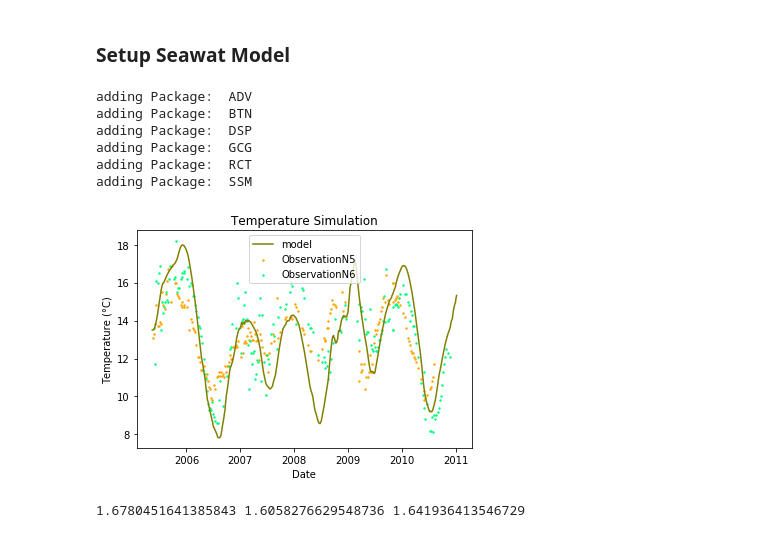
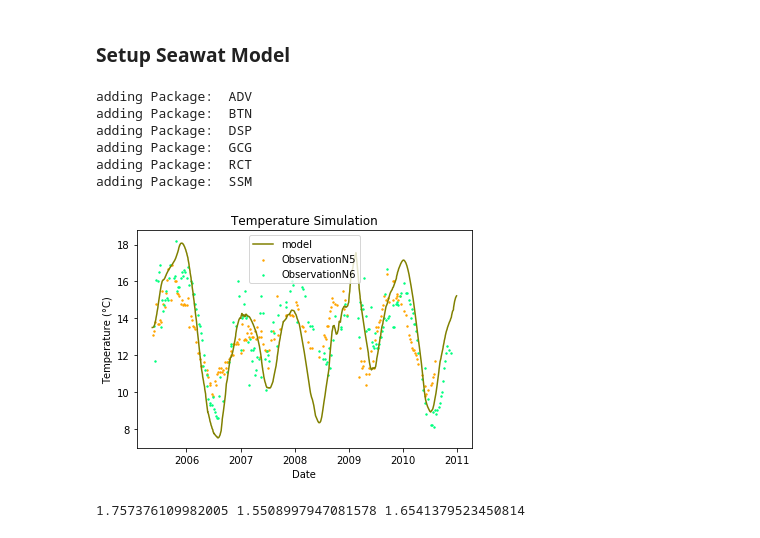
Before and after one commit to inowas/terrence-thesis, a Jupyter notebook: terrence-thesis-seawat.ipynb, the cells around one changed output. Saved outputs shown, nothing was run; the diff lists cells and outputs as text; code cells hidden in the pictures.

Commit message:
specific-yield
Add different specific yields for different soil types

```diff
--- a/terrence-thesis-seawat.ipynb
+++ b/terrence-thesis-seawat.ipynb
@@ -340,7 +340,65 @@ vka[9, :, :] = vk5  # middle sand2
 
 laytyp = [1, 1, 1, 1, 1, 1, 1, 1, 1, 1]
 
-sy = 0.35
+# Specific yield
+sy1 = 0.25 # fine sand
+sy2 = 0.30 # middle sand
+sy3 = 0.30 # stone
+sy4 = 0.06 # clay
+sy5 = 0.30 # middle sand
+sy6 = 0.25 # fine sand
+
+sy = np.ones((nlay, nrow, ncol)) * sy2
+
+# N1 layer
+sy[0, :, :] = sy1  # fine sand
+
+
+# N2 layer
+sy[1, :, :] = sy2  # middle sand
+
+# N3 layer
+sy[2, :, :] = sy3
+for i in range( 30, 55 ):
+    sy[2, :, i] = sy3  # sand & stone
+for i in range( 55, 67 ):
+    sy[2, :, i] = sy4  # clay
+
+# N4 layer
+sy[3, :, :] = sy5  # middle sand2
+
+# N5 layer
+for i in range( 30, 44 ):
+    sy[4, :, i] = sy3  # sand & stone
+for i in range( 44, 48 ):
+    sy[4, :, i] = sy4  # clay
+for i in range( 48, 60 ):
+    sy[4, :, i] = sy3  # sand & stone
+for i in range( 60, 65 ):
+    sy[4, :, i] = sy4  # clay
+
+# N6 layer
+sy[5, :, :] = sy3
+for i in range( 36, 50 ):
+    sy[5, :, i] = sy6  # fine sand
+for i in range( 50, 60 ):
+    sy[5, :, i] = sy3  # sand & stone
+for i in range( 60, 65 ):
+    sy[5, :, i] = sy4  # clay
+
+# N7 layer
+sy[6, :, :] = sy5  # middle sand2
+
+# N8 layer
+sy[7, :, :] = sy5
+for i in range( 36, 50):
+    sy[7, :, i] = sy6  # fine sand
+
+# N9 layer
+sy[8, :, :] = sy5  # middle sand2
+
+# N10 layer
+sy[9, :, :] = sy5  # middle sand2
 ss = 1e-5
 
 lpf = mf.ModflowLpf(tm, laytyp=laytyp, hk=hk, layavg = 0,layvka=0, vka=vka, sy=sy, ss=ss, ipakcb=53)
@@ -390,13 +448,13 @@ for i in range ( 50, 65):
 
 obs = [ ( 8, 0, 41)]
 
-btn = mt3.Mt3dBtn(mt,icbund= icbund, ncomp=1,mcomp=1, sconc = sconc_1, prsity = 0.35, species_names=['heat'], obs=obs,
+btn = mt3.Mt3dBtn(mt,icbund= icbund, ncomp=1,mcomp=1, sconc = sconc_1, prsity = sy, species_names=['heat'], obs=obs,
                 nprobs=7)
 
 dsp = mt3.Mt3dDsp(mt, al = 2, trpt= 0.1,trpv = 0.03, dmcoef= 0.13)
 
 gcg = mt3.Mt3dGcg(mt, mxiter=100,isolve = 2,cclose = 1e-2,ncrs =1)
-rct = mt3.Mt3dRct(mt,isothm=1,ireact=0, prsity2=0.35, igetsc=0, rhob = 1.7e3,
+rct = mt3.Mt3dRct(mt,isothm=1,ireact=0, prsity2=sy, igetsc=0, rhob = 1.7e3,
                   sp1= 0.25e-3
                  )
 
@@ -487,32 +545,32 @@ w2 = w.iloc[:,0].values
 
 plt.plot(y1,t2,c='olive')
 plt.scatter(y2,n2,c='orange',s=2)
 plt.scatter(y3,w2,c='springgreen',s=2)
 plt.legend(['model','ObservationN5','ObservationN6'])
 plt.xlabel ( 'Date' )
 plt.ylabel ( 'Temperature (°C)' )
 plt.title('Temperature Simulation')
 #plt.savefig('temperature.png')
 plt.show()
 plt.close()
 
 x = t.join(n, how='inner')
 v1 = x.iloc[:,0].values
 v2 = x.iloc[:,1].values
 rmse1 =  math.sqrt ( mse ( v1, v2 ) )
 
 x = t.join(w, how='inner')
 v1=x.iloc[:,0].values
 v2 = x.iloc[:,1].values
 rmse2 =  math.sqrt ( mse ( v1, v2 ) )
 rmse = (rmse1 + rmse2)/2
 print (rmse1,rmse2,rmse)
 # %% [output]
 adding Package:  ADV
 adding Package:  BTN
 adding Package:  DSP
 adding Package:  GCG
 adding Package:  RCT
 adding Package:  SSM
-[figure, old version]
+[figure, new version]
-1.6780451641385843 1.6058276629548736 1.641936413546729
+1.757376109982005 1.5508997947081578 1.6541379523450814
```
